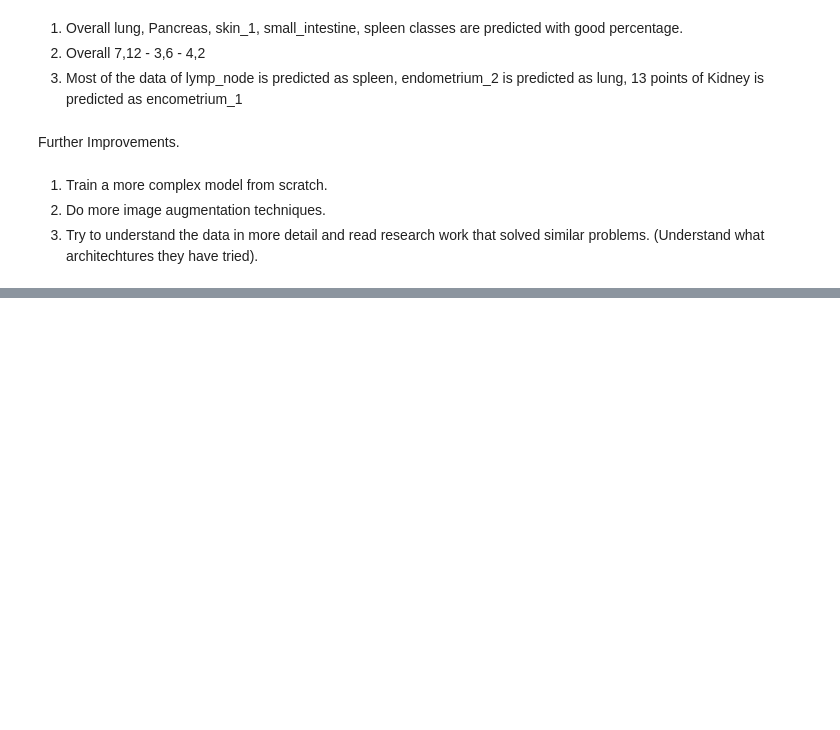
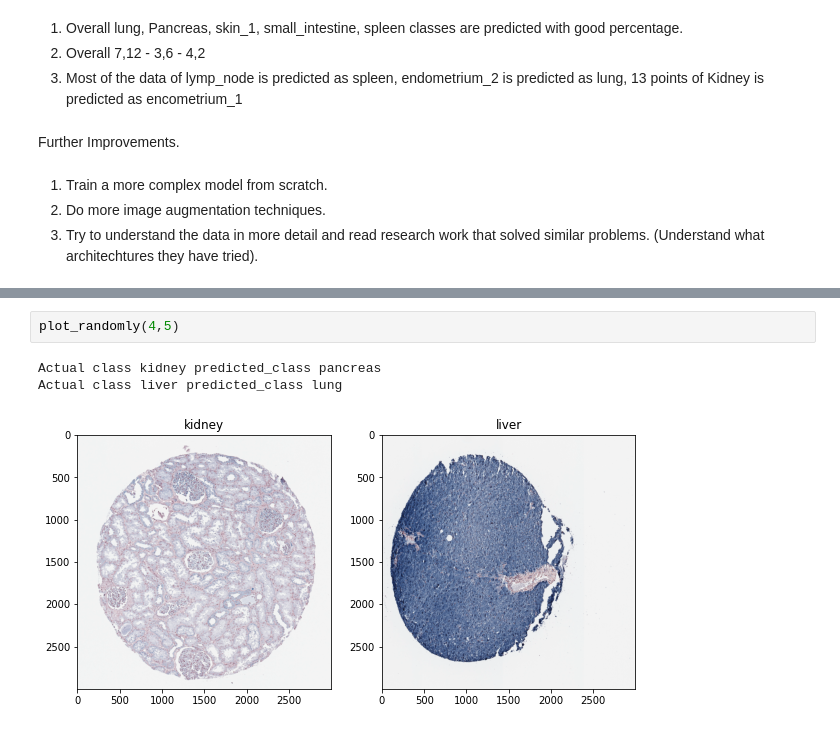
Before and after one commit to GowthamChowta/CNS_Classification, a Jupyter notebook: Train_from scratch_pretrained.ipynb, the cells around one changed output, grey strips where cells are left out. Cells and saved outputs as stored; diff of their text form; blank space fills up the shorter version.

```diff
--- a/Train_from scratch_pretrained.ipynb
+++ b/Train_from scratch_pretrained.ipynb
@@ -414,0 +471,6 @@ Further Improvements.
+# %%
+plot_randomly(4,5)
+# %% [output]
+Actual class kidney predicted_class pancreas
+Actual class liver predicted_class lung
+[figure, added]
```
Also changed, not shown: parts of 9 cells of this notebook.
